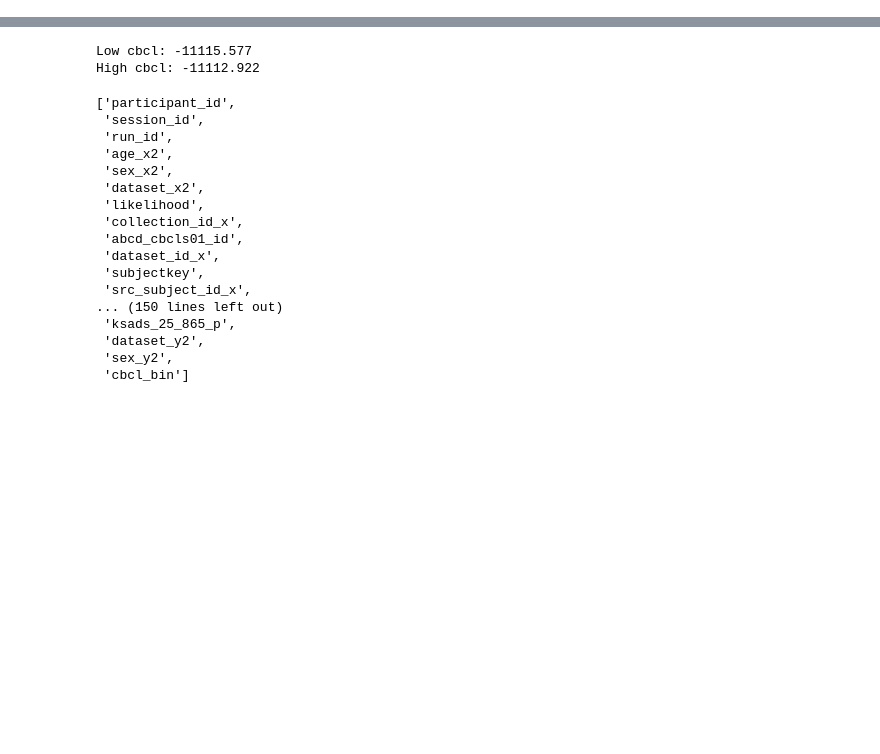
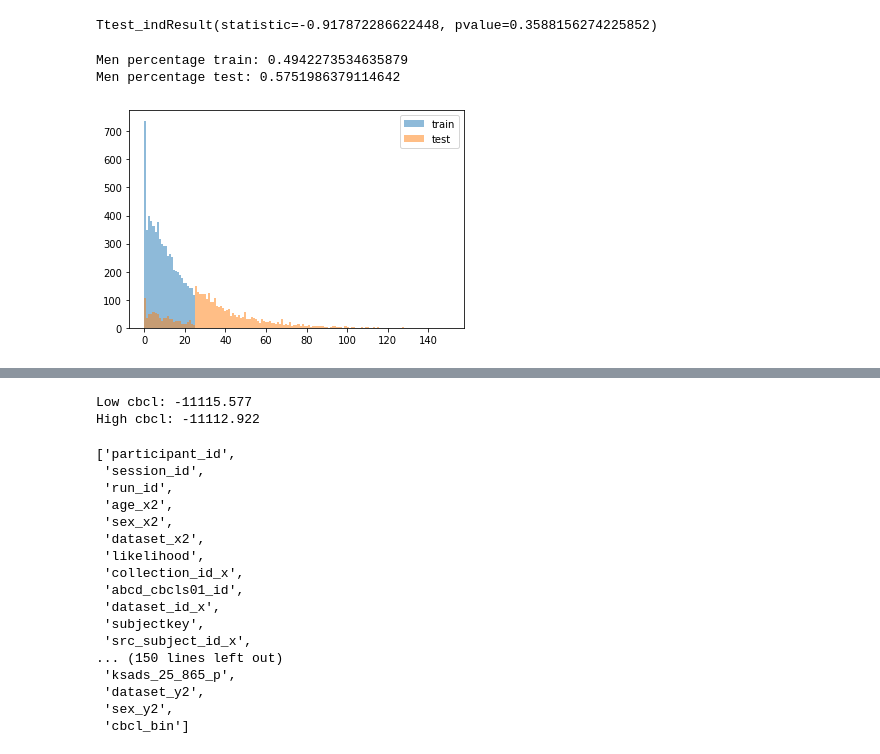
Before and after one commit to SergioLeonardoMendes/normative_psychiatry, a Jupyter notebook: src/python/eda/visualize_data.ipynb, the cells around one changed output, grey strips where cells are left out. Cells and saved outputs as stored; diff of their text form; code cells hidden in the pictures; blank space fills up the shorter version.

```diff
--- a/src/python/eda/visualize_data.ipynb
+++ b/src/python/eda/visualize_data.ipynb
@@ -27,0 +209,13 @@ df['cbcl_bin'] = df['cbcl_scr_syn_totprob_r'] > 25 #cbcl quantile for first 75%
+# %%
+#1
+# H0: 2 population means are equal
+# Ha: 2 population means are different
+
+group_1 = (df_test[cond_low]['likelihood_norm'])
+
+group_2 = (df_test[cond_high]['likelihood_norm'])
+
+# perform two sample t-test with equal variances
+stats.ttest_ind(a=group_1, b=group_2, equal_var=True)
+# %% [output]
+Ttest_indResult(statistic=-0.917872286622448, pvalue=0.3588156274225852)
@@ -27,0 +234,20 @@ df['cbcl_bin'] = df['cbcl_scr_syn_totprob_r'] > 25 #cbcl quantile for first 75%
+# %%
+print('Men percentage train:', np.sum(df_train['sex_x2']=='M')/len(df_train))
+print('Men percentage test:', np.sum(df_test['sex_x2']=='M')/len(df_test))
+# %% [output]
+Men percentage train: 0.4942273534635879
+Men percentage test: 0.5751986379114642
+# %%
+plt.figure(91)
+bins = np.linspace(0,150,150)
+dist_train = df_train['cbcl_scr_syn_totprob_r']
+dist_test = df_test['cbcl_scr_syn_totprob_r']
+
+plt.hist(dist_train, bins, #density=True,
+         alpha=0.5, label='train')
+plt.hist(dist_test, bins, #density=True,
+         alpha=0.5, label='test')
+plt.legend(loc='upper right')
+plt.show()
+# %% [output]
+[figure, added]
```
Also changed, not shown: parts of 21 cells of this notebook, 2 other files.
